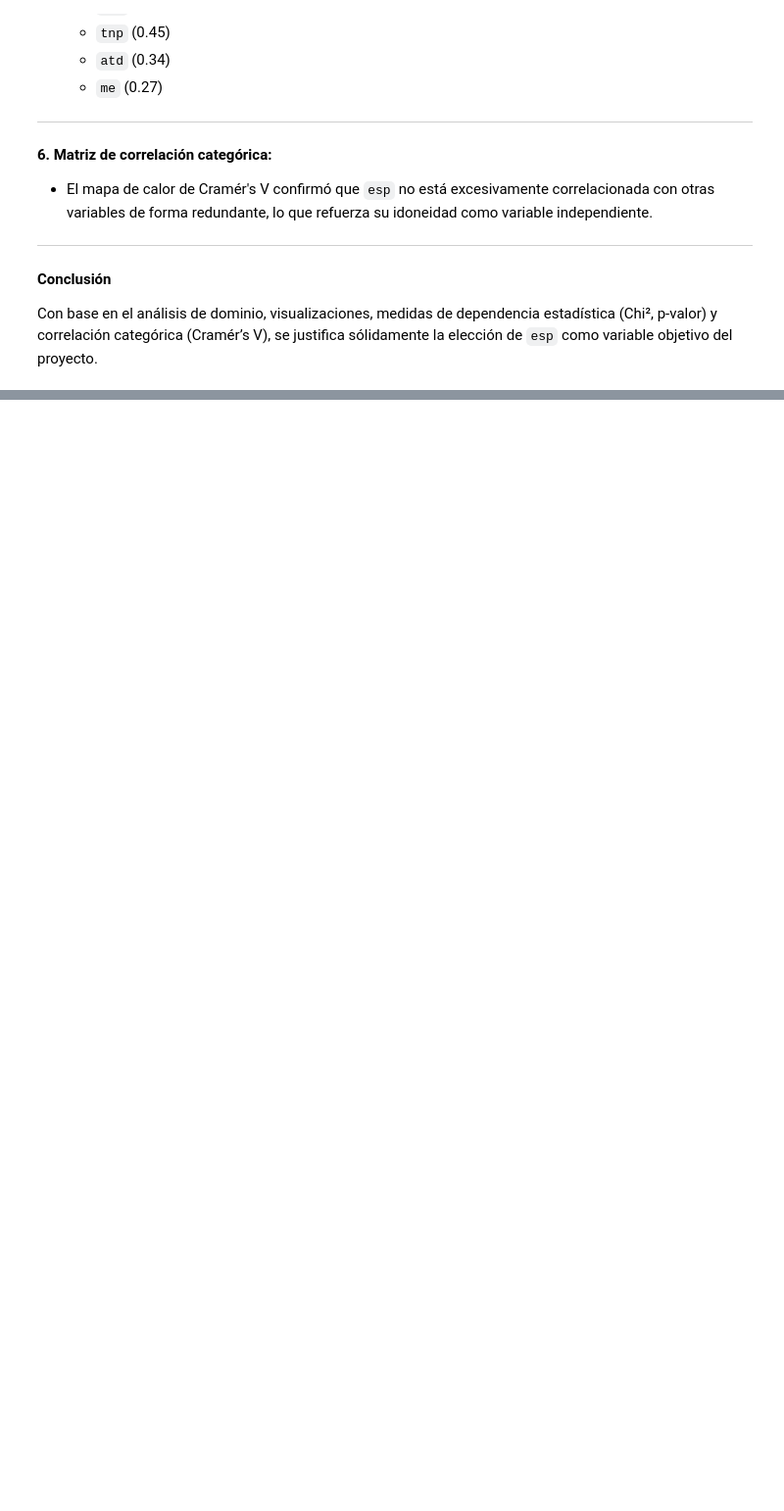
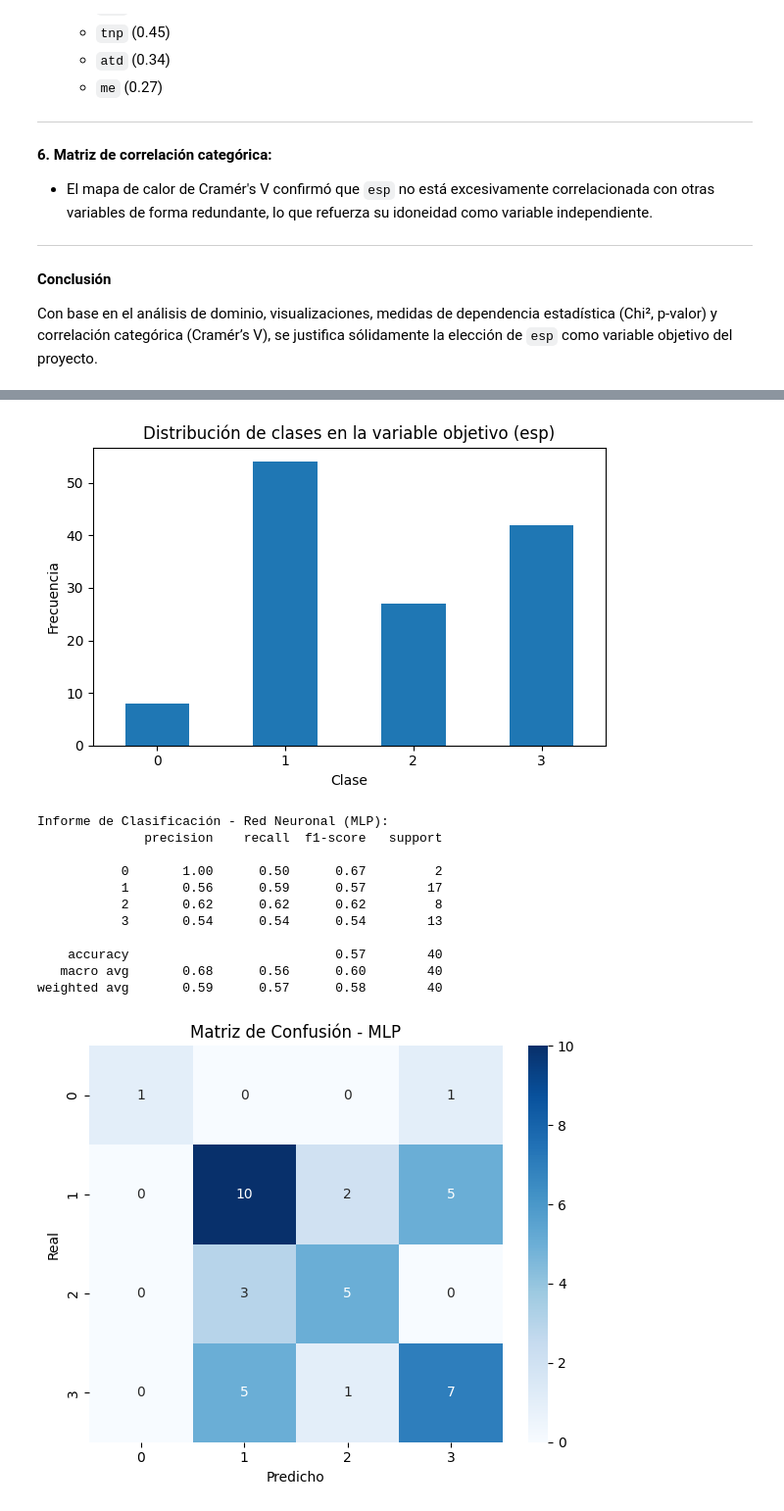
Before and after one commit to RicardoMFC/Proyecto-AA, a Jupyter notebook: Trabajo_Final.ipynb, the cells around one changed output, grey strips where cells are left out. Shown at 98% size. Cells and saved outputs as stored; diff of their text form; code cells hidden in the pictures; blank space fills up the shorter version.

```diff
--- a/Trabajo_Final.ipynb
+++ b/Trabajo_Final.ipynb
@@ -452,0 +601,45 @@ Con base en el análisis de dominio, visualizaciones, medidas de dependencia est
+# %%
+import matplotlib.pyplot as plt
+import seaborn as sns
+from sklearn.metrics import classification_report, confusion_matrix
+
+# 1. Visualizar distribución de clases
+plt.figure(figsize=(6, 4))
+y.value_counts().sort_index().plot(kind='bar')
+plt.title("Distribución de clases en la variable objetivo (esp)")
+plt.xlabel("Clase")
+plt.ylabel("Frecuencia")
+plt.xticks(rotation=0)
+plt.tight_layout()
+plt.show()
+
+# 2. Informe de clasificación para el mejor modelo (MLP)
+mejor_modelo = MLPClassifier(max_iter=1000)
+mejor_modelo.fit(X_train, y_train)
+pred_mlp = mejor_modelo.predict(X_test)
+print("Informe de Clasificación - Red Neuronal (MLP):")
+print(classification_report(y_test, pred_mlp))
+
+# 3. Matriz de confusión
+conf_matrix = confusion_matrix(y_test, pred_mlp)
+plt.figure(figsize=(6, 5))
+sns.heatmap(conf_matrix, annot=True, fmt='d', cmap='Blues')
+plt.title("Matriz de Confusión - MLP")
+plt.xlabel("Predicho")
+plt.ylabel("Real")
+plt.tight_layout()
+plt.show()
+# %% [output]
+[figure, added]
+Informe de Clasificación - Red Neuronal (MLP):
+              precision    recall  f1-score   support
+
+           0       1.00      0.50      0.67         2
+           1       0.56      0.59      0.57        17
+           2       0.62      0.62      0.62         8
+           3       0.54      0.54      0.54        13
+
+    accuracy                           0.57        40
+   macro avg       0.68      0.56      0.60        40
+weighted avg       0.59      0.57      0.58        40
+[figure, added]
```
Also changed, not shown: parts of 20 cells of this notebook.
